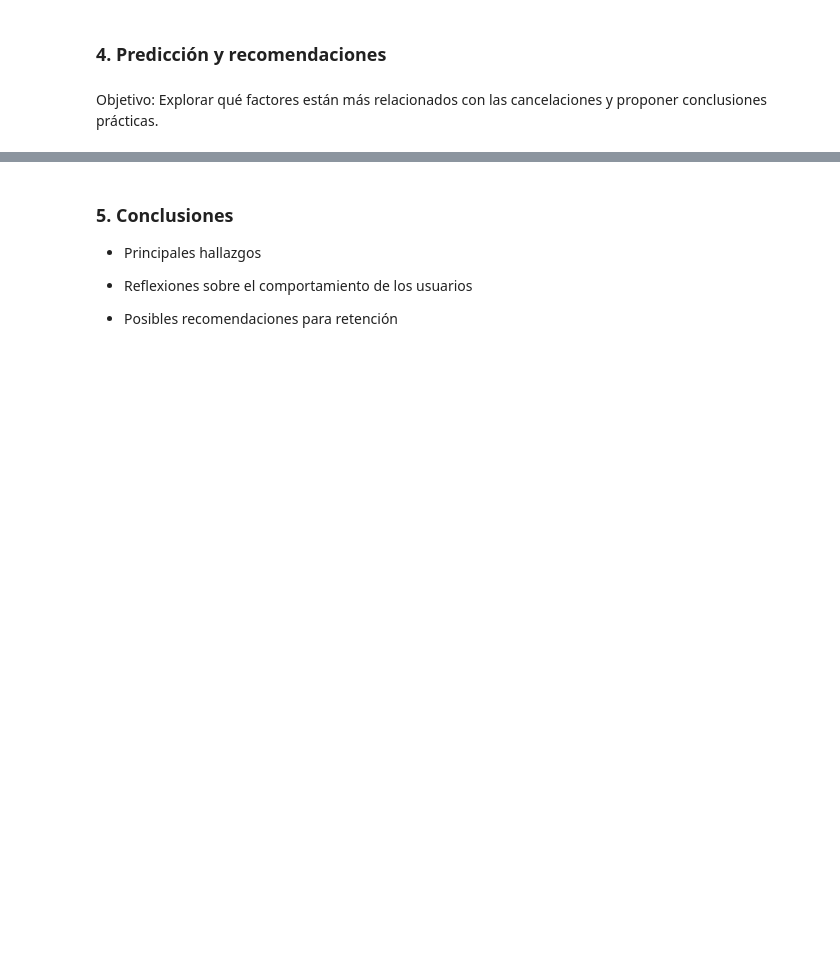
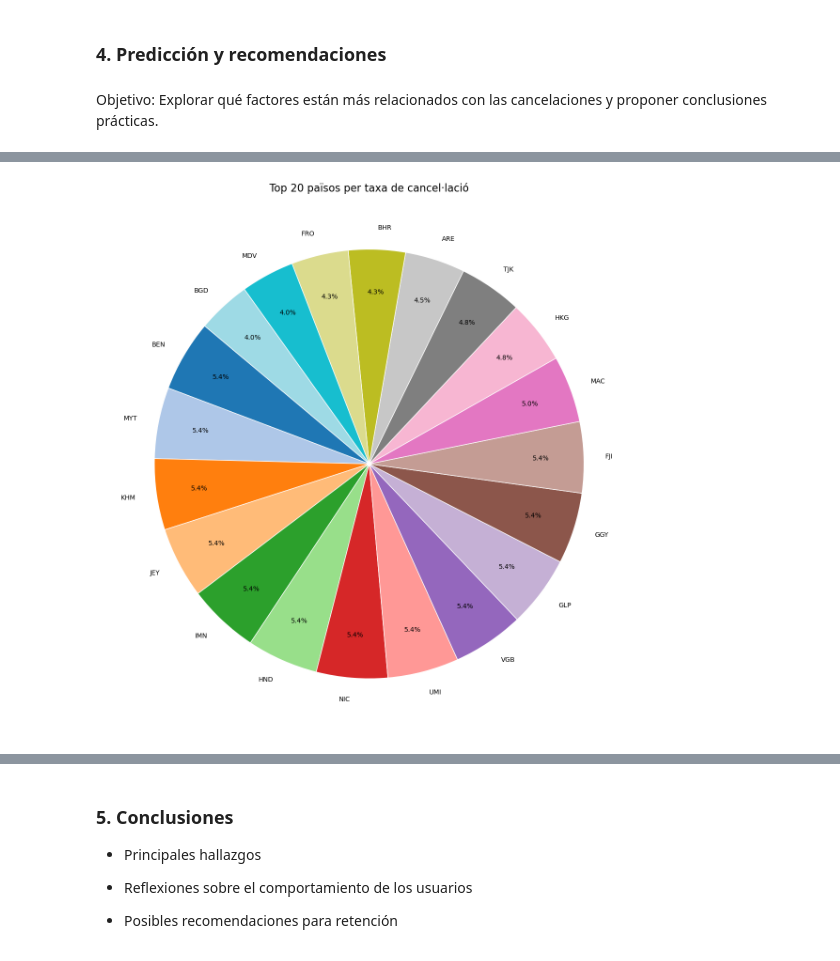
Before and after one commit to Patrirs05/analisis_hotel_booking, a Jupyter notebook: analisis_hotel.ipynb, the cells around one changed output, grey strips where cells are left out. Cells and saved outputs as stored; diff of their text form; code cells hidden in the pictures; blank space fills up the shorter version.

```diff
--- a/analisis_hotel.ipynb
+++ b/analisis_hotel.ipynb
@@ -462,0 +502,19 @@ Objetivo: Explorar qué factores están más relacionados con las cancelaciones
+# %%
+top_countries = country_stats.sort_values('cancel_rate', ascending=False).head(20)
+
+plt.figure(figsize=(12,12))
+plt.pie(
+    top_countries['cancel_rate'],
+    labels=top_countries.index,      # ara els noms estan a l'índex
+    autopct=lambda pct: f"{pct:.1f}%",
+    startangle=140,
+    colors=plt.cm.tab20.colors,
+    pctdistance=0.8,
+    labeldistance=1.1,
+    wedgeprops={'edgecolor':'white'}
+)
+plt.title('Top 20 països per taxa de cancel·lació', fontsize=16)
+plt.tight_layout()
+plt.show()
+# %% [output]
+[figure, added]
```
Also changed, not shown: parts of 7 cells of this notebook.
